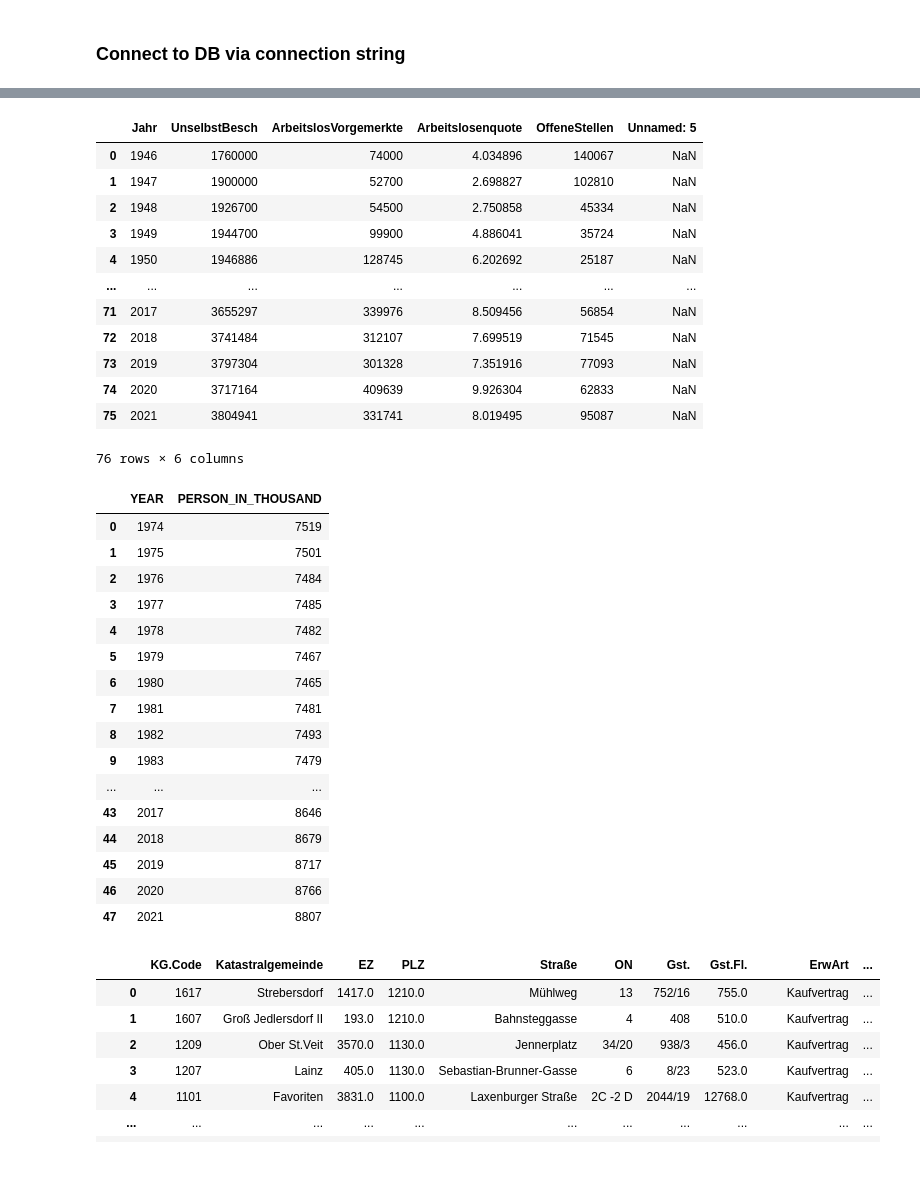
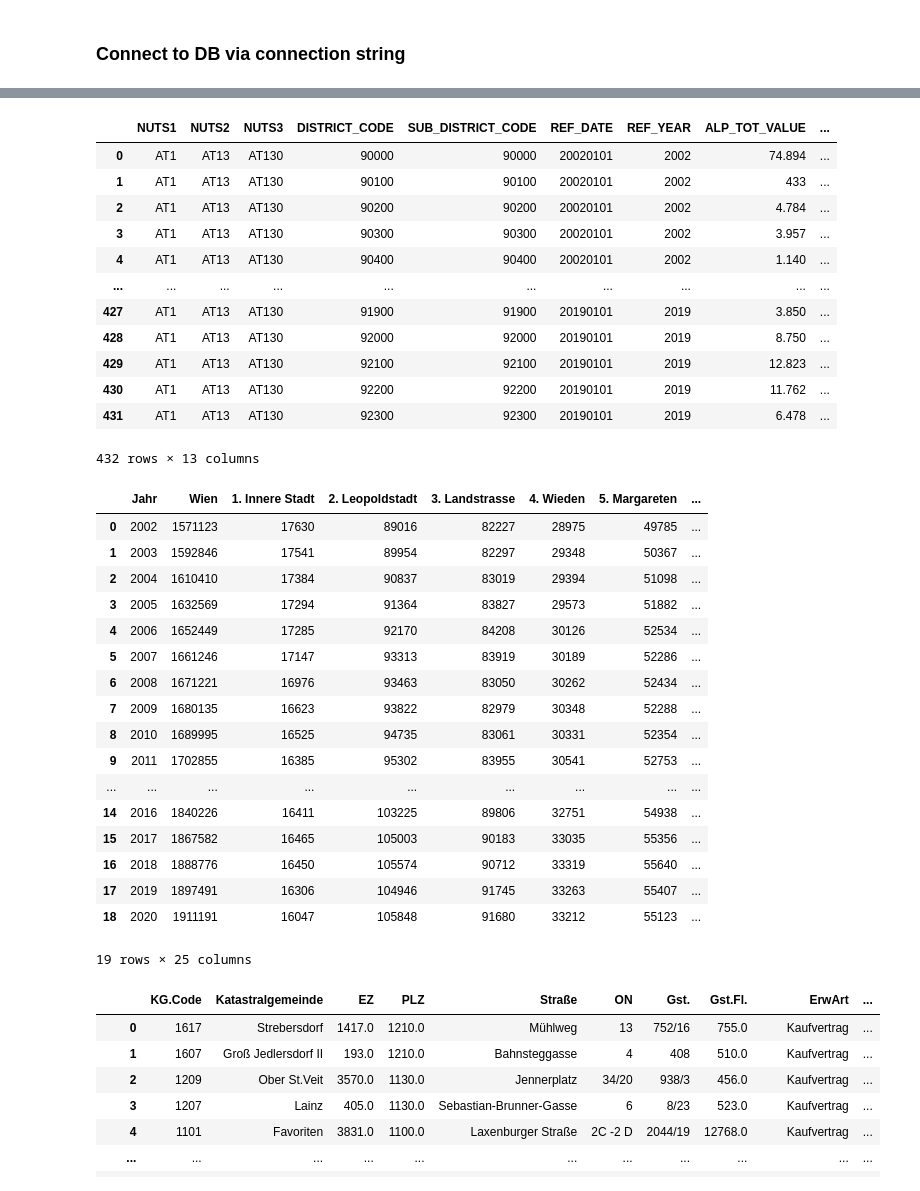
Before and after one commit to jirn073-76/Project_Concrete, a Jupyter notebook: Project_Concrete.ipynb, the cells around one changed output, grey strips where cells are left out. Saved outputs shown, nothing was run; the diff lists cells and outputs as text; code cells hidden in the pictures.

```diff
--- a/Project_Concrete.ipynb
+++ b/Project_Concrete.ipynb
@@ -52,45 +72,44 @@ Connection Successful
 # %%
-# Import Unemployment Data CSV from 1946
-unemploy_df = pd.read_csv('ub_al_alq_os.csv', sep = ";", decimal=',')
+# Import Unemployment Data CSV from 2002
+unemploy_df = pd.read_csv('emp-bez-alp.csv', sep = ";", decimal=',')
 unemploy_df
 # %% [output]
-|  | Jahr | UnselbstBesch | ArbeitslosVorgemerkte | Arbeitslosenquote | OffeneStellen | Unnamed: 5 |
-| 0 | 1946 | 1760000 | 74000 | 4.034896 | 140067 | NaN |
-| 1 | 1947 | 1900000 | 52700 | 2.698827 | 102810 | NaN |
-| 2 | 1948 | 1926700 | 54500 | 2.750858 | 45334 | NaN |
-| 3 | 1949 | 1944700 | 99900 | 4.886041 | 35724 | NaN |
-| 4 | 1950 | 1946886 | 128745 | 6.202692 | 25187 | NaN |
-| ... | ... | ... | ... | ... | ... | ... |
-| 71 | 2017 | 3655297 | 339976 | 8.509456 | 56854 | NaN |
-| 72 | 2018 | 3741484 | 312107 | 7.699519 | 71545 | NaN |
-| 73 | 2019 | 3797304 | 301328 | 7.351916 | 77093 | NaN |
-| 74 | 2020 | 3717164 | 409639 | 9.926304 | 62833 | NaN |
-| 75 | 2021 | 3804941 | 331741 | 8.019495 | 95087 | NaN |
+|  | NUTS1 | NUTS2 | NUTS3 | DISTRICT_CODE | SUB_DISTRICT_CODE | REF_DATE | REF_YEAR | ALP_TOT_VALUE | ... |
+| 0 | AT1 | AT13 | AT130 | 90000 | 90000 | 20020101 | 2002 | 74.894 | ... |
+| 1 | AT1 | AT13 | AT130 | 90100 | 90100 | 20020101 | 2002 | 433 | ... |
+| 2 | AT1 | AT13 | AT130 | 90200 | 90200 | 20020101 | 2002 | 4.784 | ... |
+| 3 | AT1 | AT13 | AT130 | 90300 | 90300 | 20020101 | 2002 | 3.957 | ... |
+| 4 | AT1 | AT13 | AT130 | 90400 | 90400 | 20020101 | 2002 | 1.140 | ... |
+| ... | ... | ... | ... | ... | ... | ... | ... | ... | ... |
+| 427 | AT1 | AT13 | AT130 | 91900 | 91900 | 20190101 | 2019 | 3.850 | ... |
+| 428 | AT1 | AT13 | AT130 | 92000 | 92000 | 20190101 | 2019 | 8.750 | ... |
+| 429 | AT1 | AT13 | AT130 | 92100 | 92100 | 20190101 | 2019 | 12.823 | ... |
+| 430 | AT1 | AT13 | AT130 | 92200 | 92200 | 20190101 | 2019 | 11.762 | ... |
+| 431 | AT1 | AT13 | AT130 | 92300 | 92300 | 20190101 | 2019 | 6.478 | ... |
-76 rows × 6 columns
+432 rows × 13 columns
 # %%
-# Import Population Growth Data CSV from 1974
-pop_growth_df = pd.read_csv('OGD_ake003j_AKEZR_1.csv', sep = ";", decimal=',')
-pop_growth_df = pop_growth_df.rename(columns={'C-A10-0': 'YEAR', 'F-ISIS-1': 'PERSON_IN_THOUSAND'})
-pop_growth_df.YEAR = pop_growth_df.YEAR.str.replace('A10-','',regex = True)
+# Import Population Growth Data in Vienna from 2002
+pop_growth_df = pd.read_csv('tab_5.1.2_bevoelkerungsstandund-veraenderung_.csv', sep = ";", decimal='.', encoding='utf-8')
 pop_growth_df
 # %% [output]
-|  | YEAR | PERSON_IN_THOUSAND |
-| 0 | 1974 | 7519 |
-| 1 | 1975 | 7501 |
-| 2 | 1976 | 7484 |
-| 3 | 1977 | 7485 |
-| 4 | 1978 | 7482 |
-| 5 | 1979 | 7467 |
-| 6 | 1980 | 7465 |
-| 7 | 1981 | 7481 |
-| 8 | 1982 | 7493 |
-| 9 | 1983 | 7479 |
-| ... | ... | ... |
-| 43 | 2017 | 8646 |
-| 44 | 2018 | 8679 |
-| 45 | 2019 | 8717 |
-| 46 | 2020 | 8766 |
-| 47 | 2021 | 8807 |
+|  | Jahr | Wien | 1. Innere Stadt | 2. Leopoldstadt | 3. Landstrasse | 4. Wieden | 5. Margareten | ... |
+| 0 | 2002 | 1571123 | 17630 | 89016 | 82227 | 28975 | 49785 | ... |
+| 1 | 2003 | 1592846 | 17541 | 89954 | 82297 | 29348 | 50367 | ... |
+| 2 | 2004 | 1610410 | 17384 | 90837 | 83019 | 29394 | 51098 | ... |
+| 3 | 2005 | 1632569 | 17294 | 91364 | 83827 | 29573 | 51882 | ... |
+| 4 | 2006 | 1652449 | 17285 | 92170 | 84208 | 30126 | 52534 | ... |
+| 5 | 2007 | 1661246 | 17147 | 93313 | 83919 | 30189 | 52286 | ... |
+| 6 | 2008 | 1671221 | 16976 | 93463 | 83050 | 30262 | 52434 | ... |
+| 7 | 2009 | 1680135 | 16623 | 93822 | 82979 | 30348 | 52288 | ... |
+| 8 | 2010 | 1689995 | 16525 | 94735 | 83061 | 30331 | 52354 | ... |
+| 9 | 2011 | 1702855 | 16385 | 95302 | 83955 | 30541 | 52753 | ... |
+| ... | ... | ... | ... | ... | ... | ... | ... | ... |
+| 14 | 2016 | 1840226 | 16411 | 103225 | 89806 | 32751 | 54938 | ... |
+| 15 | 2017 | 1867582 | 16465 | 105003 | 90183 | 33035 | 55356 | ... |
+| 16 | 2018 | 1888776 | 16450 | 105574 | 90712 | 33319 | 55640 | ... |
+| 17 | 2019 | 1897491 | 16306 | 104946 | 91745 | 33263 | 55407 | ... |
+| 18 | 2020 | 1911191 | 16047 | 105848 | 91680 | 33212 | 55123 | ... |
+19 rows × 25 columns
 # %%
 # Import Real Estate Purchase list from 1990 (Kaufpreissammlung Liegenschaften Wien)
 real_estate_vienna_df = pd.read_csv('kaufpreissammlung-liegenschaften.csv', sep = ";", decimal=',', encoding='latin-1', low_memory=False)
```
Also changed, not shown: parts of 14 cells of this notebook.
